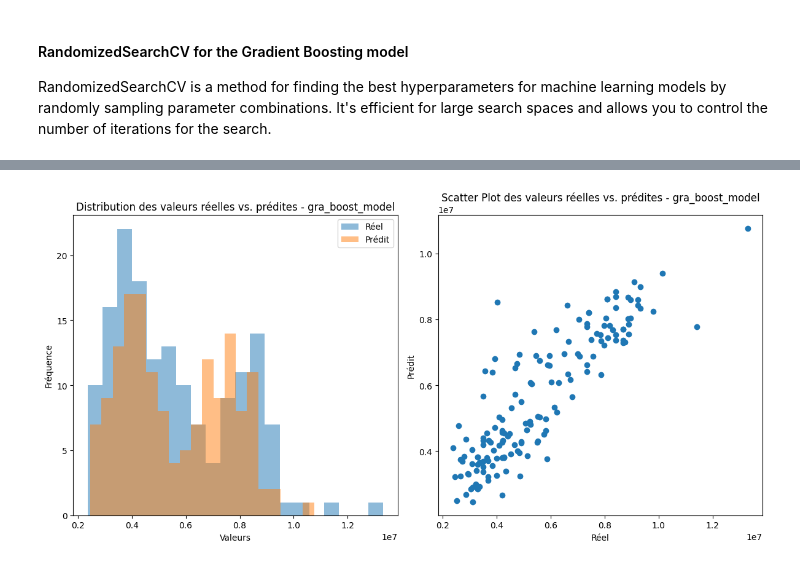
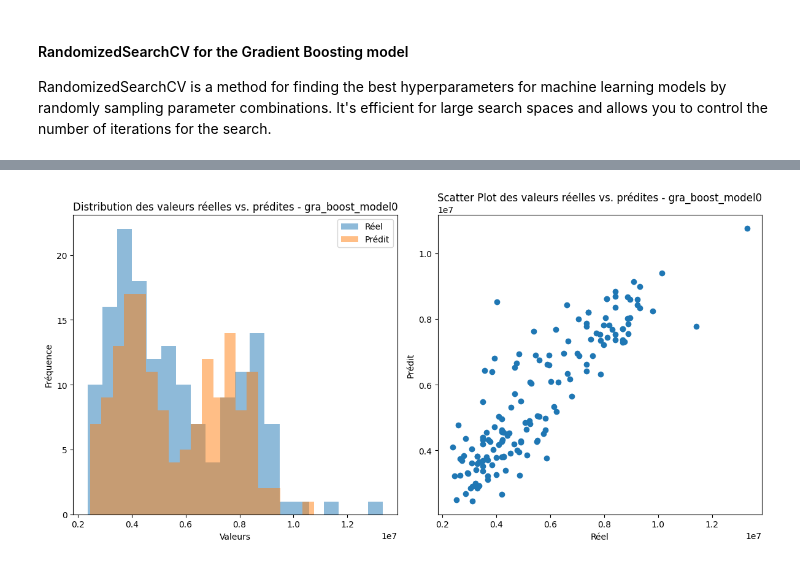
Before and after one commit to Rachadja/house_pricing, a Jupyter notebook: notebook.ipynb, the cells around one changed output, grey strips where cells are left out. Drawn from its saved outputs; the diff is of its cells as text; code cells hidden in the pictures.

```diff
--- a/notebook.ipynb
+++ b/notebook.ipynb
@@ -585,11 +605,11 @@ In this part we use Gradient boosting model, which consists of training multiple
 from sklearn.ensemble import GradientBoostingRegressor
 
 # n_esmitators is the number of week learner we are considering, and max_depth parameter represent the depth of each tree m_i.
-gra_boost_model = GradientBoostingRegressor(n_estimators= 100, max_depth=3)
+gra_boost_model0 = GradientBoostingRegressor(n_estimators= 100, max_depth=3)
 
 # We train the model
-gra_boost_model.fit(X_train,y_train.ravel())
+gra_boost_model0.fit(X_train,y_train.ravel())
 
 # We print the score of the model on train and test set
-print(f' The score on the train set is {gra_boost_model.score(X_train,y_train)}, and the score in test set is {gra_boost_model.score(X_test,y_test)}')
+print(f' The score on the train set is {gra_boost_model0.score(X_train,y_train)}, and the score in test set is {gra_boost_model0.score(X_test,y_test)}')
 # %% [output]
@@ -740,12 +771,12 @@ def plot_regression_evaluation(y_true, y_pred, model_name):
 # %%
 # Après avoir calculé y_pred, y_test, mean_absolute_err, et r_squared comme dans votre code
 
 # Renommez y_pred et y_test pour refléter le modèle utilisé
 y_true= y_test
-y_pred= gra_boost_model.predict(X_test)
+y_pred= gra_boost_model0.predict(X_test)
 
 # Appelez la fonction plot_regression_evaluation avec le nom du modèle
-model_name = "gra_boost_model"  # Vous pouvez remplacer par le nom de votre modèle
+model_name = "gra_boost_model0"  # Vous pouvez remplacer par le nom de votre modèle
 plot_regression_evaluation(y_true, y_pred, model_name)
 # %% [output]
-[figure, old version]
+[figure, new version]
```
Also changed, not shown: parts of 9 cells of this notebook.
